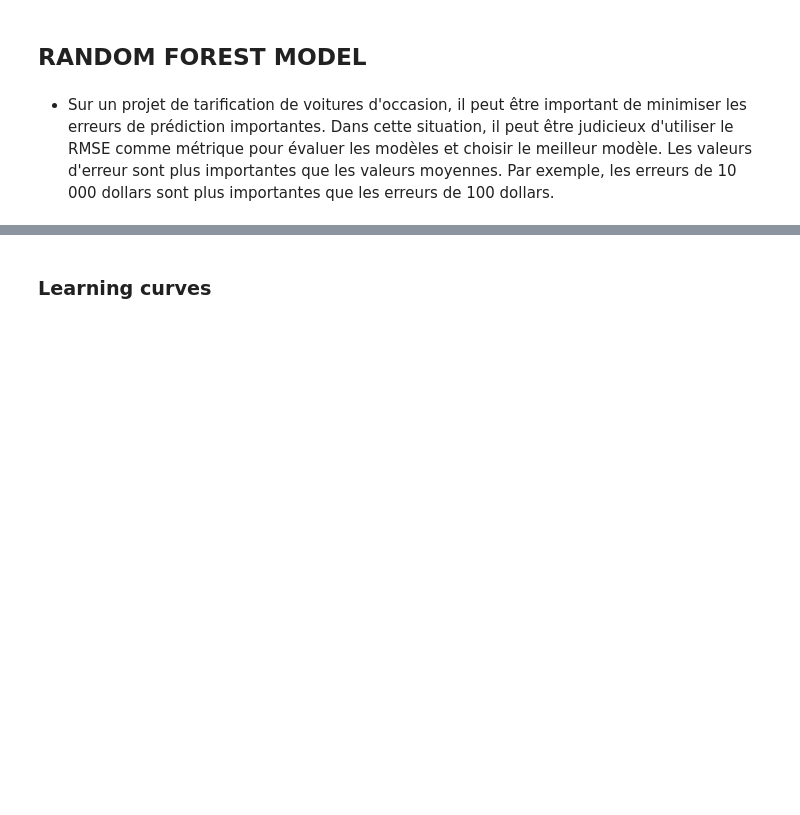
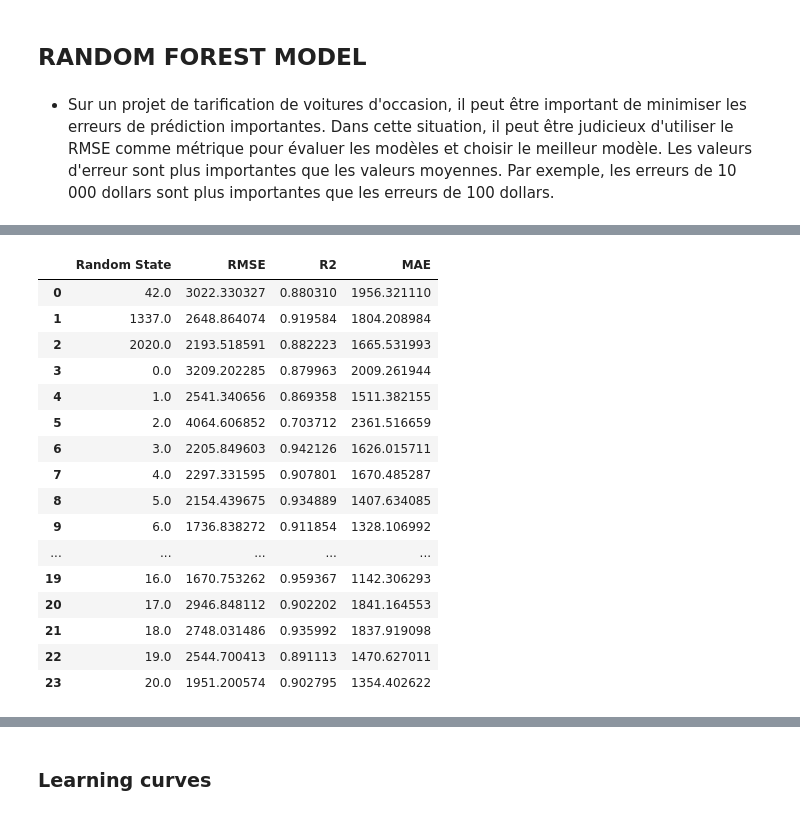
Before and after one commit to tlm159/Car_estimate_ML, a Jupyter notebook: notebook/entrainement_modele.ipynb, the cells around one changed output, grey strips where cells are left out. Saved outputs shown, nothing was run; the diff lists cells and outputs as text; code cells hidden in the pictures; blank space fills up the shorter version.

```diff
--- a/notebook/entrainement_modele.ipynb
+++ b/notebook/entrainement_modele.ipynb
@@ -120,3 +116,77 @@ MAE: 1569.5586030514642
+# %%
+# Identifiez les colonnes numériques et catégorielles
+numerical_columns = ['empattement', 'longueur_voiture', 'largeur_voiture', 'poids_vehicule', 'taille_moteur', 'taux_alésage', 'chevaux', 'consommation_ville', 'consommation_autoroute', 'rapport_poids_puissance', 'consommation_combinee']
+categorical_columns = ['type_vehicule', 'roues_motrices', 'marque' , 'modele']
+
+# Créer un transformateur pour les variables numériques
+num_transformer = Pipeline(steps=[
+    ('Normalisation', MinMaxScaler()),
+])
+
+# Créer un transformateur pour les variables catégorielles
+cat_transformer = Pipeline(steps=[
+    ('onehot', OneHotEncoder(handle_unknown='ignore'))
+])
+
+# Créer un préprocesseur pour combiner les deux transformateurs
+preprocessor = ColumnTransformer(
+    transformers=[
+        ('num', num_transformer, numerical_columns),
+        ('cat', cat_transformer, categorical_columns)
+    ])
+
+# Créer un pipeline avec le préprocesseur et le modèle
+model_pipeline = Pipeline(steps=[
+    ('preprocessor', preprocessor),
+    ('model', RandomForestRegressor(random_state=None, max_depth=None, max_features='sqrt', min_samples_leaf=1, min_samples_split=2, n_estimators=100))
+])
+
+# Utilise plusieurs random state pour avoir une meilleure idée de la performance du modèle
+random_states = [42, 1337, 2020, 0, 1, 2, 3, 4, 5, 6, 7, 8, 9 , 10 , 11, 12, 13, 14, 15, 16, 17, 18, 19, 20]
+
+# Créer un DataFrame vide pour stocker les résultats
+results_df = pd.DataFrame(columns=['Random State', 'RMSE', 'R2', 'MAE'])
+
+# Utilise plusieurs random state pour avoir une meilleure idée de la performance du modèle
+for random_state in random_states:
+    X_train_i, X_test_i, y_train_i, y_test_i = train_test_split(X, y, test_size=0.2, random_state=random_state)
+
+    # Ajuster le modèle avec le pipeline
+    model_pipeline.set_params(model__random_state=random_state)
+    model_pipeline.fit(X_train_i, y_train_i)
+    y_pred_forest_i = model_pipeline.predict(X_test_i)
+
+    rmse_forest_i = np.sqrt(mean_squared_error(y_test_i, y_pred_forest_i))
+    r2_forest_i = r2_score(y_test_i, y_pred_forest_i)
+    mae_forest_i = mean_absolute_error(y_test_i, y_pred_forest_i)
+
+    # Ajouter les résultats au DataFrame
+    results_df = results_df.append({'Random State': random_state,
+                                     'RMSE': rmse_forest_i,
+                                     'R2': r2_forest_i,
+                                     'MAE': mae_forest_i},
+                                    ignore_index=True)
+
+# Afficher le DataFrame des résultats
+results_df
+# %% [output]
+|  | Random State | RMSE | R2 | MAE |
+| 0 | 42.0 | 3022.330327 | 0.880310 | 1956.321110 |
+| 1 | 1337.0 | 2648.864074 | 0.919584 | 1804.208984 |
+| 2 | 2020.0 | 2193.518591 | 0.882223 | 1665.531993 |
+| 3 | 0.0 | 3209.202285 | 0.879963 | 2009.261944 |
+| 4 | 1.0 | 2541.340656 | 0.869358 | 1511.382155 |
+| 5 | 2.0 | 4064.606852 | 0.703712 | 2361.516659 |
+| 6 | 3.0 | 2205.849603 | 0.942126 | 1626.015711 |
+| 7 | 4.0 | 2297.331595 | 0.907801 | 1670.485287 |
+| 8 | 5.0 | 2154.439675 | 0.934889 | 1407.634085 |
+| 9 | 6.0 | 1736.838272 | 0.911854 | 1328.106992 |
+| ... | ... | ... | ... | ... |
+| 19 | 16.0 | 1670.753262 | 0.959367 | 1142.306293 |
+| 20 | 17.0 | 2946.848112 | 0.902202 | 1841.164553 |
+| 21 | 18.0 | 2748.031486 | 0.935992 | 1837.919098 |
+| 22 | 19.0 | 2544.700413 | 0.891113 | 1470.627011 |
+| 23 | 20.0 | 1951.200574 | 0.902795 | 1354.402622 |
 # %%
 results_df_best = pd.DataFrame({"Random Forest (Best)": y_pred_forest_best,"Actual": y_test})
 results_df_best['Random Forest (Best)'] = results_df_best['Random Forest (Best)'].apply(lambda x: round(x, 3))
```
Also changed, not shown: parts of 11 cells of this notebook, 15 other files.
